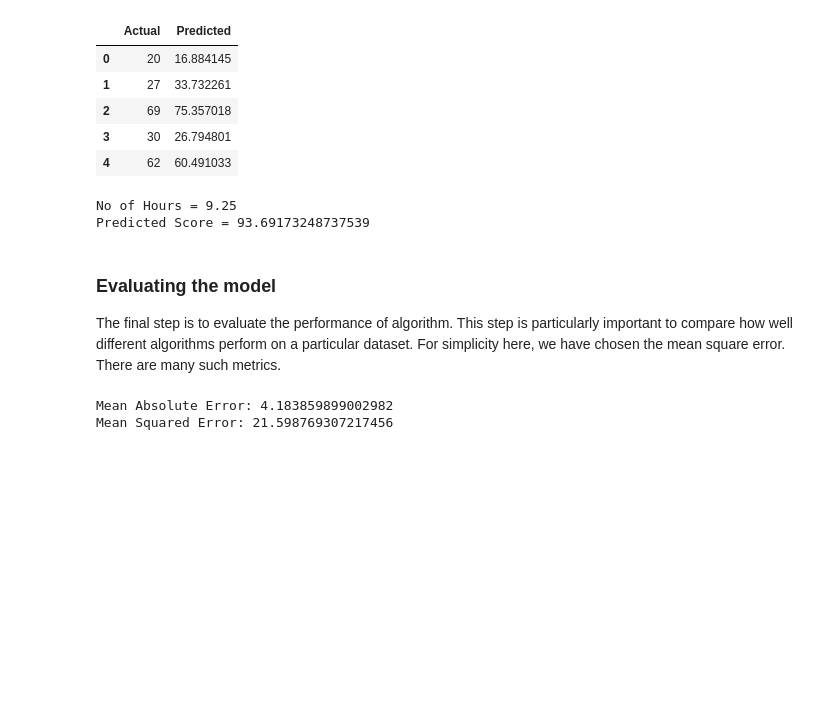
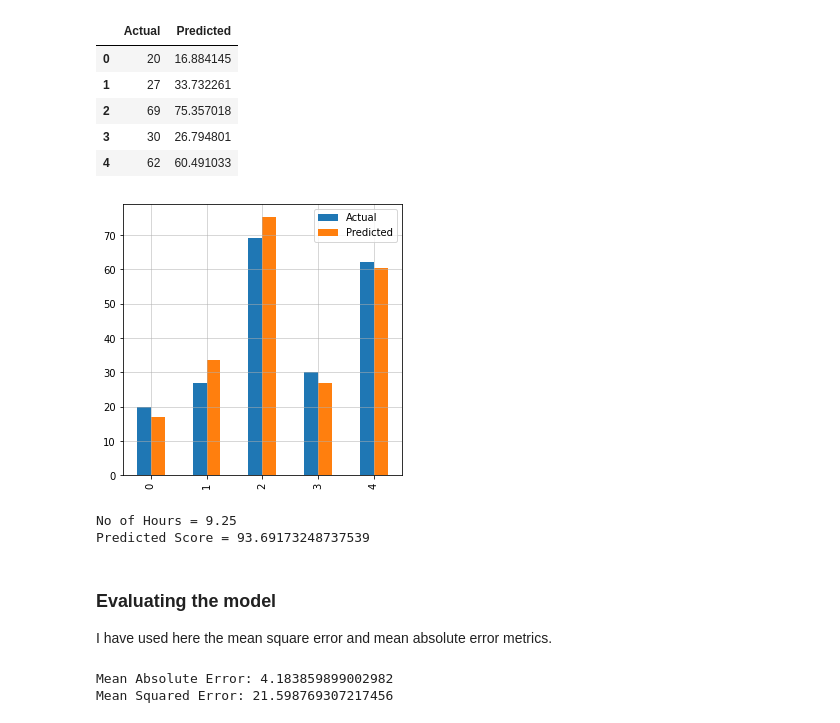
Before and after one commit to akrampathan07/Prediction-Using-Supervised-ML, a Jupyter notebook: Task1.ipynb, the cells around one changed output. Drawn from its saved outputs; the diff is of its cells as text; code cells hidden in the pictures; blank space fills up the shorter version.

```diff
--- a/Task1.ipynb
+++ b/Task1.ipynb
@@ -101,4 +101,12 @@ df
 | 2 | 69 | 75.357018 |
 | 3 | 30 | 26.794801 |
 | 4 | 62 | 60.491033 |
+# %%
+# Graph for Comparison
+df.plot(kind='bar', figsize= (5,5))
+plt.grid(which= 'major', linewidth= '0.5')
+plt.grid(which= 'minor', linewidth= '0.5')
+plt.show()
+# %% [output]
+[figure, added]
 # %%
@@ -112,10 +120,10 @@ print("Predicted Score = {}".format(own_pred[0]))
 # %% [output]
 No of Hours = 9.25
 Predicted Score = 93.69173248737539
-# %% [markdown]
-### **Evaluating the model**
-
-The final step is to evaluate the performance of algorithm. This step is particularly important to compare how well different algorithms perform on a particular dataset. For simplicity here, we have chosen the mean square error. There are many such metrics.
+# %% [markdown]
+### **Evaluating the model**
+
+I have used here the mean square error and mean absolute error metrics.
 # %%
 from sklearn import metrics
 print('Mean Absolute Error:',metrics.mean_absolute_error(y_test, y_pred))
```
Also changed, not shown: parts of 4 cells of this notebook.
